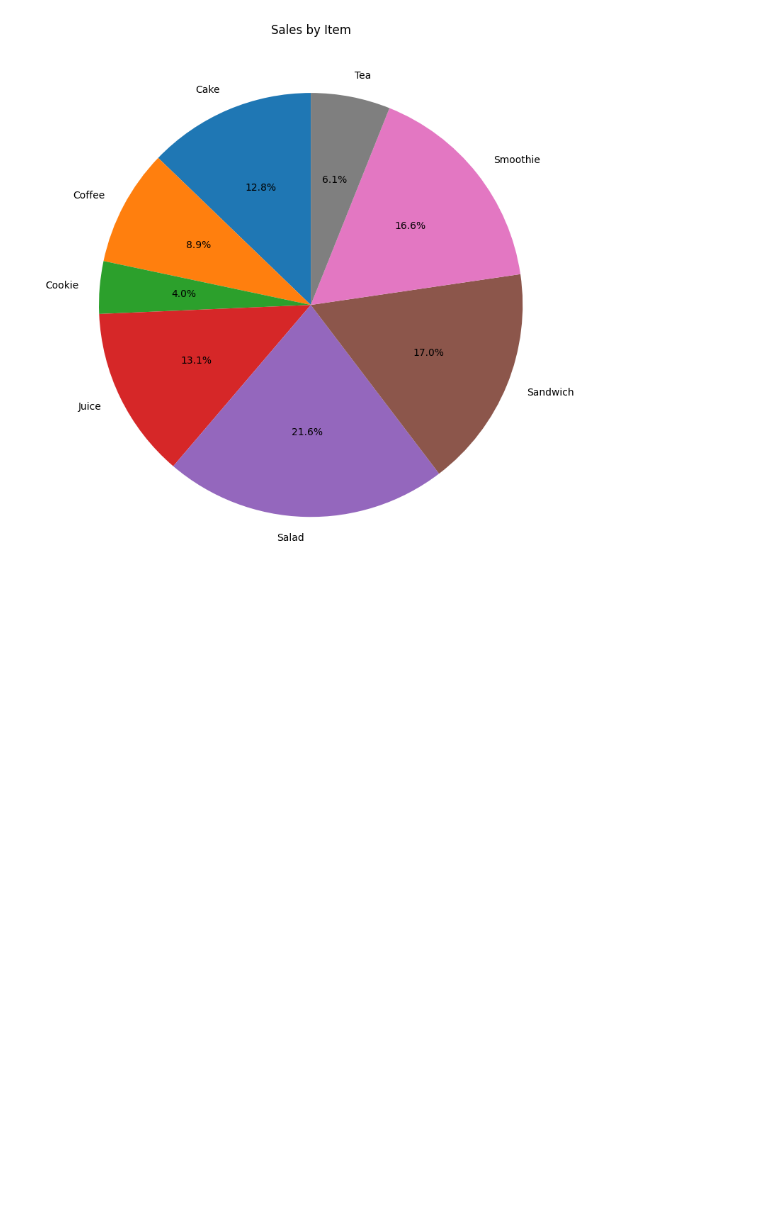
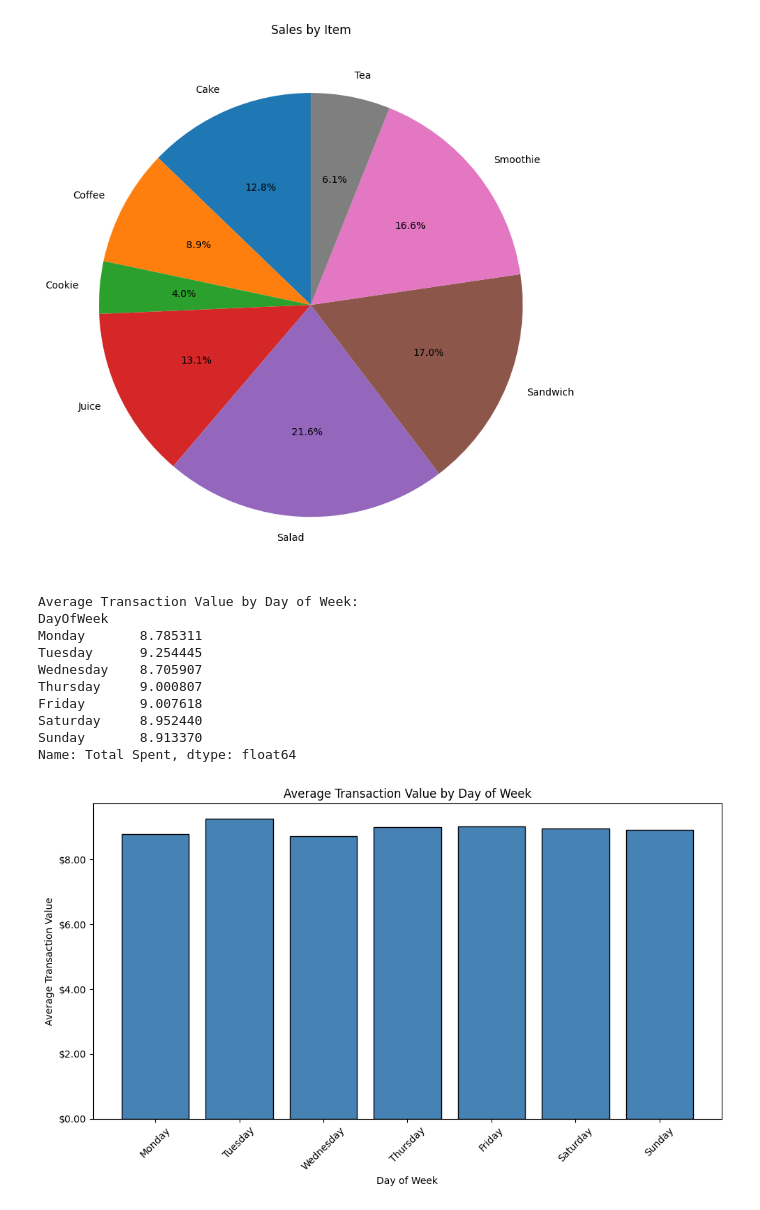
Before and after one commit to ojschunki/Cafe-Sales-EDA, a Jupyter notebook: eda.ipynb, the cells around one changed output. Cells and saved outputs as stored; diff of their text form; code cells hidden in the pictures; blank space fills up the shorter version.

Commit message:
added avg transaction by day of week

```diff
--- a/eda.ipynb
+++ b/eda.ipynb
@@ -220,3 +220,39 @@ plt.title('Sales by Item')
 plt.tight_layout()
 # %% [output]
 [figure]
+# %%
+# Extract day of week from Transaction Date
+df['DayOfWeek'] = df['Transaction Date'].dt.day_name()
+
+# Average transaction value by day of week
+avg_transaction_by_dow = df.groupby('DayOfWeek')['Total Spent'].mean()
+
+# Reorder by day of week
+day_order = ['Monday', 'Tuesday', 'Wednesday', 'Thursday', 'Friday', 'Saturday', 'Sunday']
+avg_transaction_by_dow = avg_transaction_by_dow.reindex(day_order)
+
+print("\nAverage Transaction Value by Day of Week:")
+print(avg_transaction_by_dow)
+
+plt.figure(figsize=(10, 6))
+plt.bar(range(len(avg_transaction_by_dow)), avg_transaction_by_dow.values, color='steelblue', edgecolor='black')
+
+plt.xlabel('Day of Week')
+plt.ylabel('Average Transaction Value')
+ax = plt.gca()
+ax.yaxis.set_major_formatter(mtick.StrMethodFormatter('${x:,.2f}'))
+plt.title('Average Transaction Value by Day of Week')
+plt.xticks(range(len(avg_transaction_by_dow)), avg_transaction_by_dow.index, rotation=45)
+plt.tight_layout()
+# %% [output]
+Average Transaction Value by Day of Week:
+DayOfWeek
+Monday       8.785311
+Tuesday      9.254445
+Wednesday    8.705907
+Thursday     9.000807
+Friday       9.007618
+Saturday     8.952440
+Sunday       8.913370
+Name: Total Spent, dtype: float64
+[figure, added]
```
